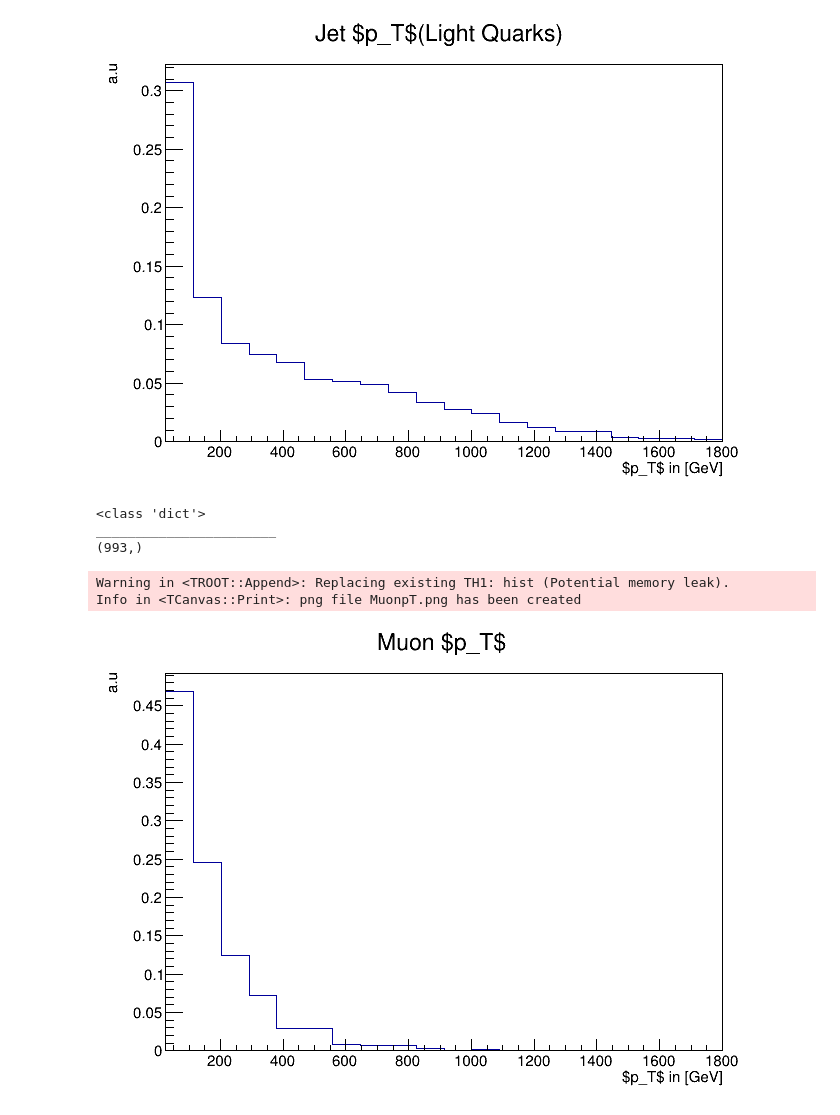
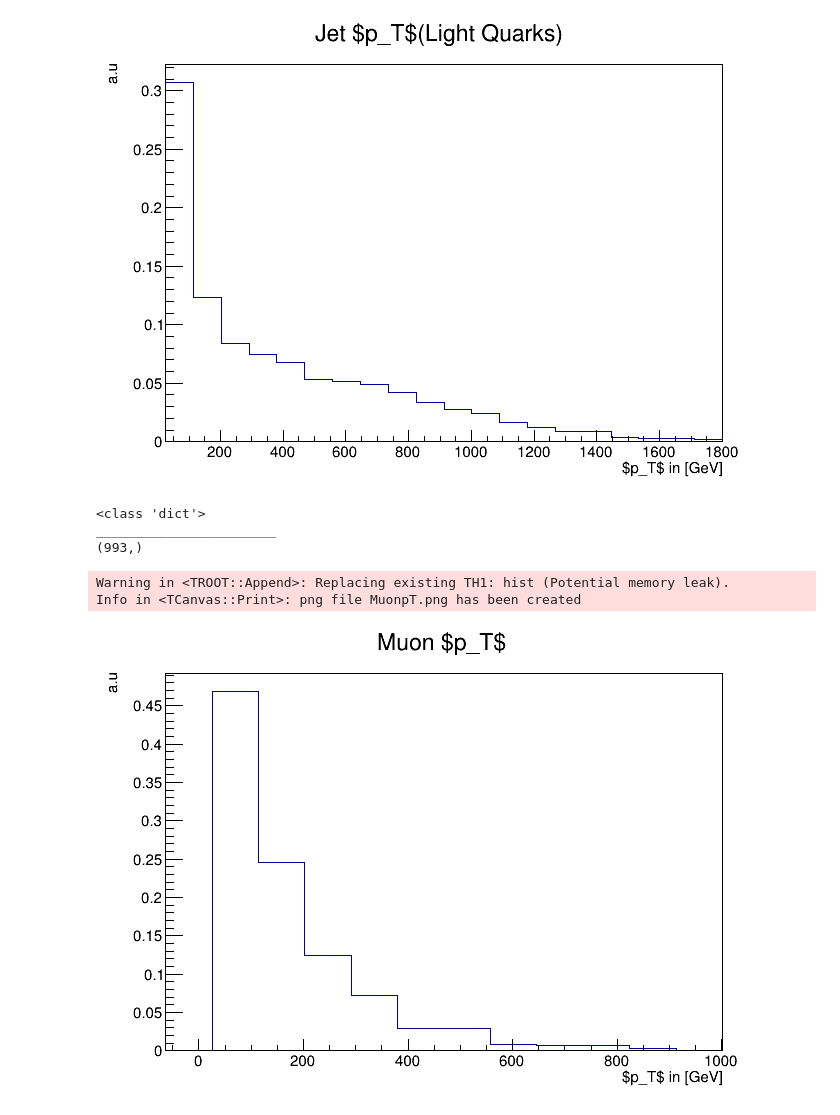
Before and after one commit to SAMMY0909/AnaTopOutputPlots, a Jupyter notebook: LQD_VALIDATION.ipynb, the cells around one changed output. Saved outputs shown, nothing was run; the diff lists cells and outputs as text; code cells hidden in the pictures.

```diff
--- a/LQD_VALIDATION.ipynb
+++ b/LQD_VALIDATION.ipynb
@@ -24,5 +26,5 @@ from math import log
 # %%
-lqdtuple = "output_LQD.root"
+lqdtuple = "./ROOT_Files/anatop_output_LQD.root"
 f = ur.open(lqdtuple)
 #print(f.classnames())
 display("The keys in this file are:")
@@ -190,25 +191,26 @@ Info in <TCanvas::Print>: png file JetpTLQ.png has been created
 # %%
 dfall1 = temp_tree1.arrays(["mu_pt"],library="np")
 print(type(dfall1))
 print("_______________________")
 
 a = (1e-3)*np.concatenate(np.asarray(list(dfall1.values())[0])).ravel()
 print(a.shape)
 #display(a)
 root.gROOT.ForceStyle()
 root.gStyle.SetOptStat(0)
 c2 = root.TCanvas()
 h2  = root.TH1F( 'hist', 'Muon $p_T$;$p_T$ in [GeV];a.u', 20, 25,1800)
 for i in range(a.shape[0]):
     h2.Fill(a[i])
 h2.Scale(1./h2.GetEntries());
+h2.GetXaxis().SetRangeUser(0, 1e3);
 h2.Draw("HIST")
 c2.Draw()
 c2.SaveAs("MuonpT.png")
 # %% [output]
 <class 'dict'>
 _______________________
 (993,)
 Warning in <TROOT::Append>: Replacing existing TH1: hist (Potential memory leak).
 Info in <TCanvas::Print>: png file MuonpT.png has been created
-[figure, old version]
+[figure, new version]
```
Also changed, not shown: parts of 2 cells of this notebook.
